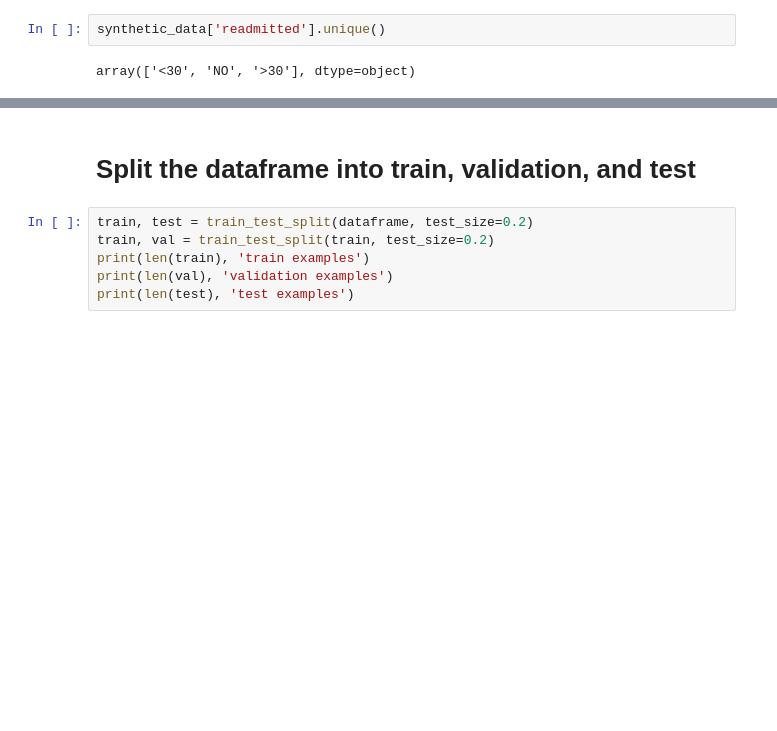
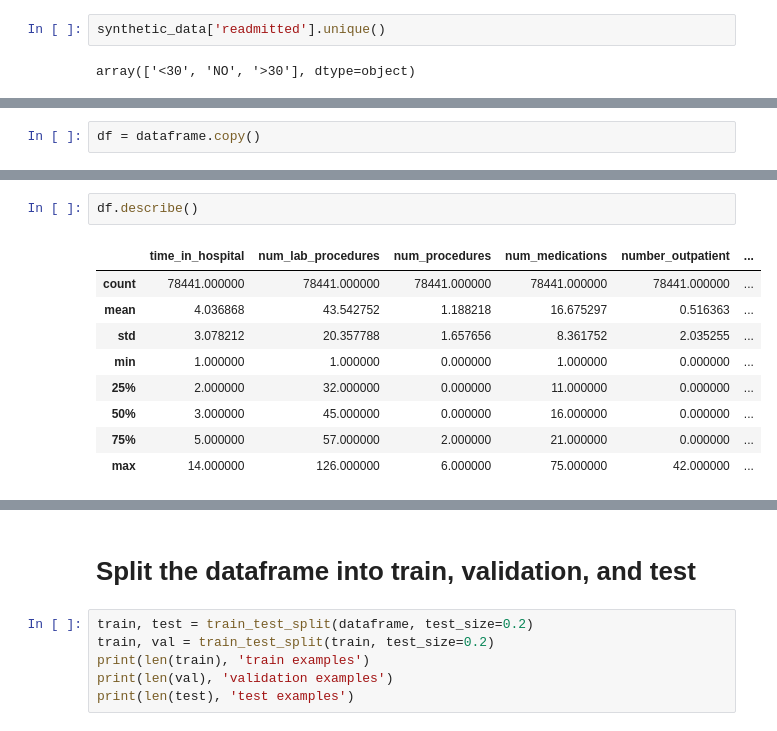
Before and after one commit to sourabh-bhide/SyntheticHealthData, a Jupyter notebook: Diabetes_AutoML.ipynb, the cells around one changed output, grey strips where cells are left out. Cells and saved outputs as stored; diff of their text form; blank space fills up the shorter version.

```diff
--- a/Diabetes_AutoML.ipynb
+++ b/Diabetes_AutoML.ipynb
@@ -46,0 +52,2 @@ dataframe.head()
+# %%
+df = dataframe.copy()
@@ -46,0 +74,12 @@ dataframe.head()
+# %%
+df.describe()
+# %% [output]
+|  | time_in_hospital | num_lab_procedures | num_procedures | num_medications | number_outpatient | ... |
+| count | 78441.000000 | 78441.000000 | 78441.000000 | 78441.000000 | 78441.000000 | ... |
+| mean | 4.036868 | 43.542752 | 1.188218 | 16.675297 | 0.516363 | ... |
+| std | 3.078212 | 20.357788 | 1.657656 | 8.361752 | 2.035255 | ... |
+| min | 1.000000 | 1.000000 | 0.000000 | 1.000000 | 0.000000 | ... |
+| 25% | 2.000000 | 32.000000 | 0.000000 | 11.000000 | 0.000000 | ... |
+| 50% | 3.000000 | 45.000000 | 0.000000 | 16.000000 | 0.000000 | ... |
+| 75% | 5.000000 | 57.000000 | 2.000000 | 21.000000 | 0.000000 | ... |
+| max | 14.000000 | 126.000000 | 6.000000 | 75.000000 | 42.000000 | ... |
```
Also changed, not shown: parts of 16 cells of this notebook.
